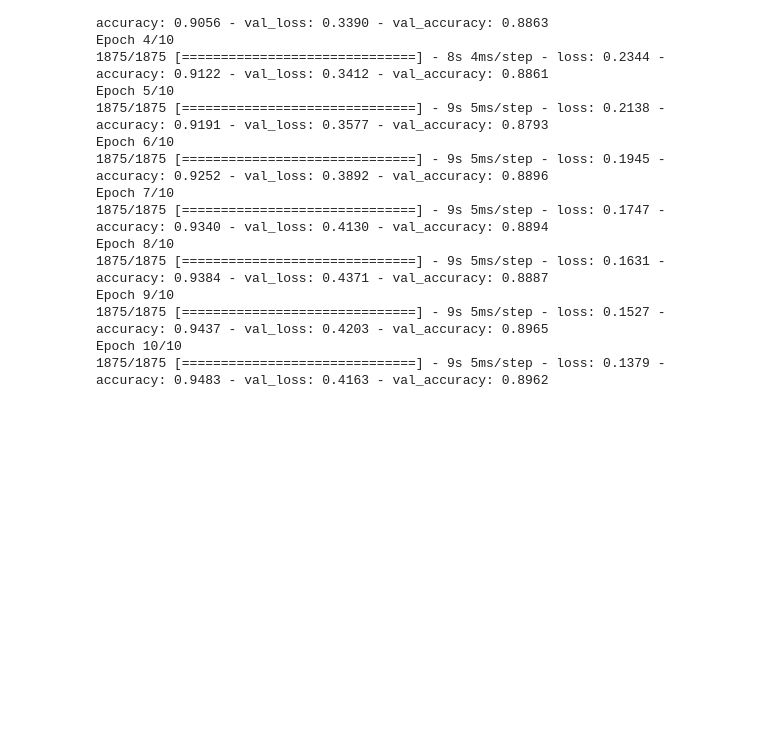
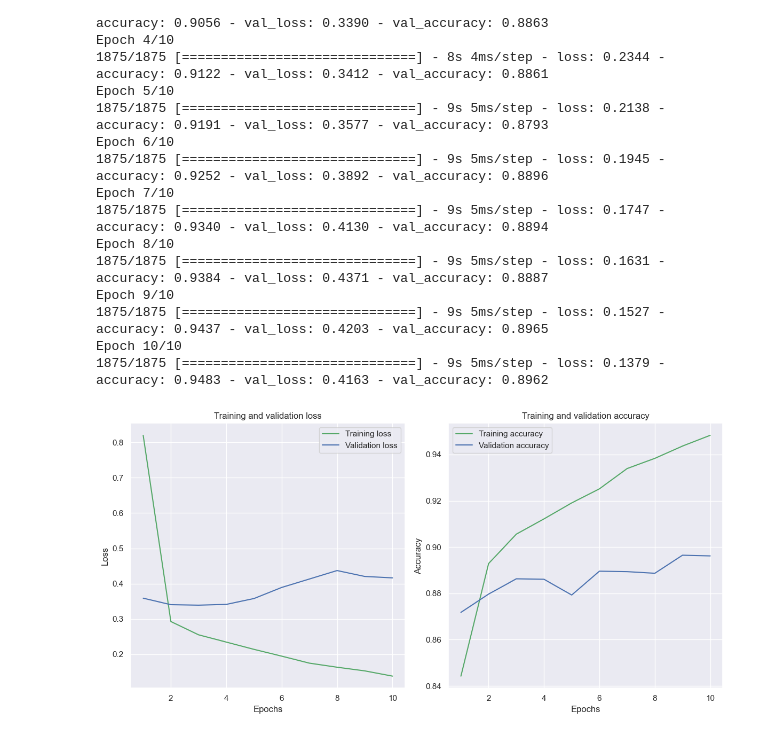
Before and after one commit to vldkurov/goit-d-sci-hw, a Jupyter notebook: hw_10/Hw10_2B.ipynb, the cells around one changed output. Cells and saved outputs as stored; diff of their text form; code cells hidden in the pictures; blank space fills up the shorter version.

Commit message:
Add new code cell to Hw10_2B notebook
The new cell contains code which produces a figure. Its output shows text denoting the size and axes of the figure. This added code enhances the visual component of the analysis.

```diff
--- a/hw_10/Hw10_2B.ipynb
+++ b/hw_10/Hw10_2B.ipynb
@@ -51,3 +51,43 @@ Epoch 9/10
 1875/1875 [==============================] - 9s 5ms/step - loss: 0.1527 - accuracy: 0.9437 - val_loss: 0.4203 - val_accuracy: 0.8965
 Epoch 10/10
 1875/1875 [==============================] - 9s 5ms/step - loss: 0.1379 - accuracy: 0.9483 - val_loss: 0.4163 - val_accuracy: 0.8962
+# %%
+import matplotlib.pyplot as plt
+import seaborn as sns
+sns.set()
+
+# "History" object keeps the history of loss and metric values in history.history:
+history_dict = history.history
+
+# Plot Training and validation loss:
+
+loss_values = history_dict['loss']  # Loss values for training
+val_loss_values = history_dict['val_loss'] # Loss values for validation
+epochs = range(1, len(loss_values) + 1) # X-axis values
+
+plt.figure(figsize=(12,6))
+plt.subplot(1,2,1)
+plt.plot(epochs, loss_values, 'g', label='Training loss')
+plt.plot(epochs, val_loss_values, 'b', label='Validation loss')
+plt.title('Training and validation loss')
+plt.xlabel('Epochs')
+plt.ylabel('Loss')
+plt.legend()
+
+# Plot Training and validation accuracy:
+
+acc_values = history_dict['accuracy']  # accuracy values for training
+val_acc_values = history_dict['val_accuracy'] # accuracy values for validation
+
+plt.subplot(1,2,2)
+plt.plot(epochs, acc_values, 'g', label='Training accuracy')
+plt.plot(epochs, val_acc_values, 'b', label='Validation accuracy')
+plt.title('Training and validation accuracy')
+plt.xlabel('Epochs')
+plt.ylabel('Accuracy')
+plt.legend()
+
+plt.tight_layout()
+plt.show()
+# %% [output]
+[figure, added]
```
